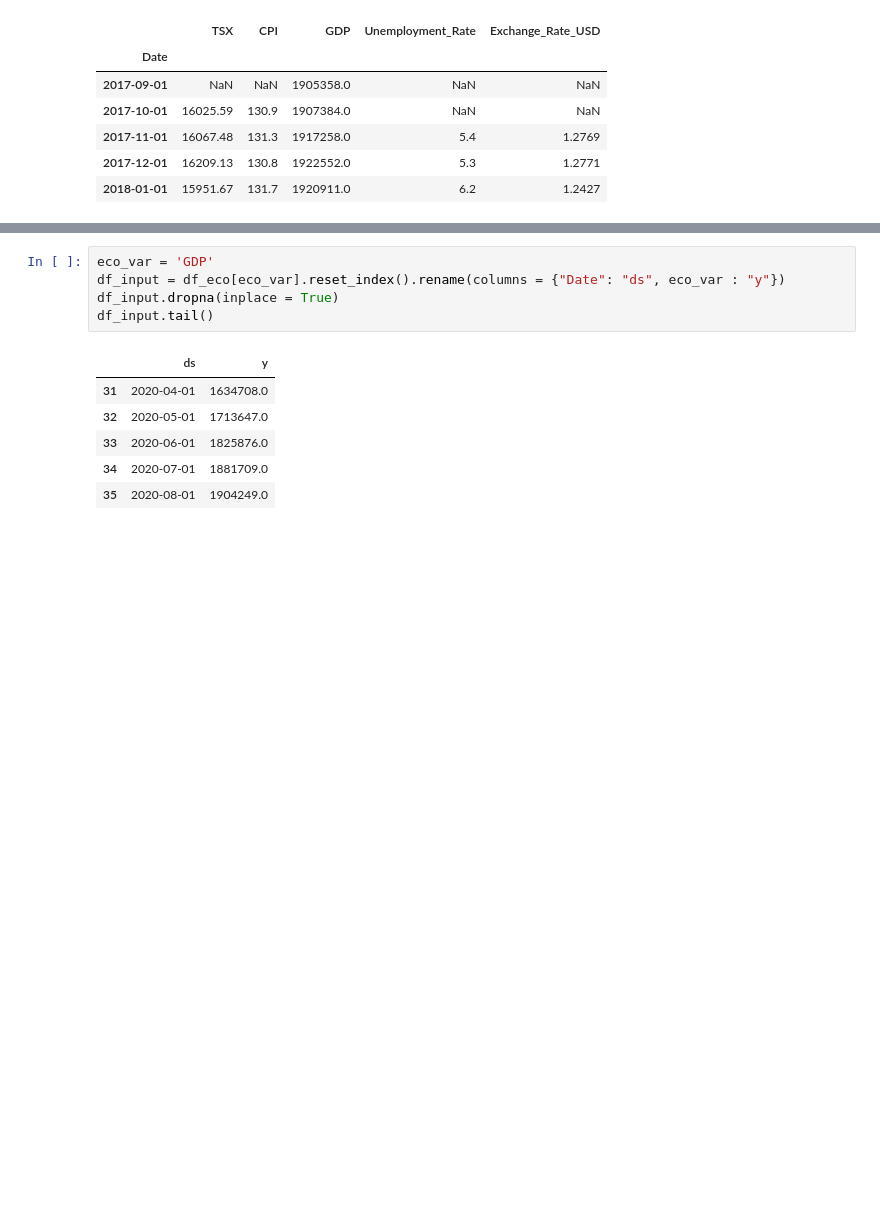
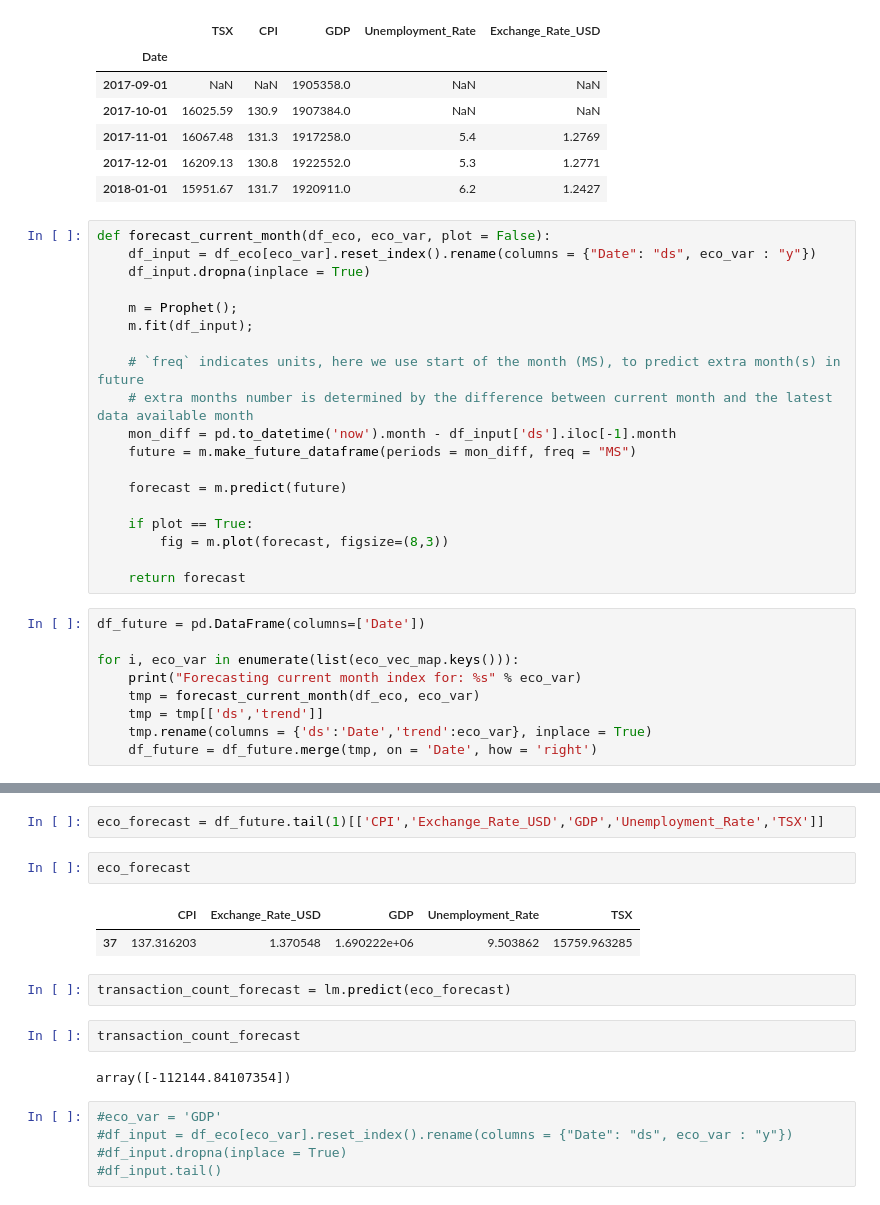
Before and after one commit to rui-zhang-ocean/Predict_Transactions, a Jupyter notebook: forecast_sales.ipynb, the cells around one changed output, grey strips where cells are left out. Drawn from its saved outputs; the diff is of its cells as text; blank space fills up the shorter version.

```diff
--- a/forecast_sales.ipynb
+++ b/forecast_sales.ipynb
@@ -199,3 +221,31 @@ df_eco.head()
 | 2017-11-01 | 16067.48 | 131.3 | 1917258.0 | 5.4 | 1.2769 |
 | 2017-12-01 | 16209.13 | 130.8 | 1922552.0 | 5.3 | 1.2771 |
 | 2018-01-01 | 15951.67 | 131.7 | 1920911.0 | 6.2 | 1.2427 |
+# %%
+def forecast_current_month(df_eco, eco_var, plot = False):
+    df_input = df_eco[eco_var].reset_index().rename(columns = {"Date": "ds", eco_var : "y"})
+    df_input.dropna(inplace = True)
+
+    m = Prophet();
+    m.fit(df_input);
+
+    # `freq` indicates units, here we use start of the month (MS), to predict extra month(s) in future
+    # extra months number is determined by the difference between current month and the latest data available month
+    mon_diff = pd.to_datetime('now').month - df_input['ds'].iloc[-1].month
+    future = m.make_future_dataframe(periods = mon_diff, freq = "MS")
+
+    forecast = m.predict(future)
+
+    if plot == True:
+        fig = m.plot(forecast, figsize=(8,3))
+
+    return forecast
+# %%
+df_future = pd.DataFrame(columns=['Date'])
+
+for i, eco_var in enumerate(list(eco_vec_map.keys())):
+    print("Forecasting current month index for: %s" % eco_var)
+    tmp = forecast_current_month(df_eco, eco_var)
+    tmp = tmp[['ds','trend']]
+    tmp.rename(columns = {'ds':'Date','trend':eco_var}, inplace = True)
+    df_future = df_future.merge(tmp, on = 'Date', how = 'right')
@@ -202,13 +268,19 @@ df_eco.head()
+# %%
+eco_forecast = df_future.tail(1)[['CPI','Exchange_Rate_USD','GDP','Unemployment_Rate','TSX']]
+# %%
+eco_forecast
+# %% [output]
+|  | CPI | Exchange_Rate_USD | GDP | Unemployment_Rate | TSX |
+| 37 | 137.316203 | 1.370548 | 1.690222e+06 | 9.503862 | 15759.963285 |
+# %%
+transaction_count_forecast = lm.predict(eco_forecast)
+# %%
+transaction_count_forecast
+# %% [output]
+array([-112144.84107354])
 # %%
-eco_var = 'GDP'
-df_input = df_eco[eco_var].reset_index().rename(columns = {"Date": "ds", eco_var : "y"})
-df_input.dropna(inplace = True)
-df_input.tail()
+#eco_var = 'GDP'
+#df_input = df_eco[eco_var].reset_index().rename(columns = {"Date": "ds", eco_var : "y"})
+#df_input.dropna(inplace = True)
+#df_input.tail()
-# %% [output]
-|  | ds | y |
-| 31 | 2020-04-01 | 1634708.0 |
-| 32 | 2020-05-01 | 1713647.0 |
-| 33 | 2020-06-01 | 1825876.0 |
-| 34 | 2020-07-01 | 1881709.0 |
-| 35 | 2020-08-01 | 1904249.0 |
 # %%
```
Also changed, not shown: parts of 7 cells of this notebook.
